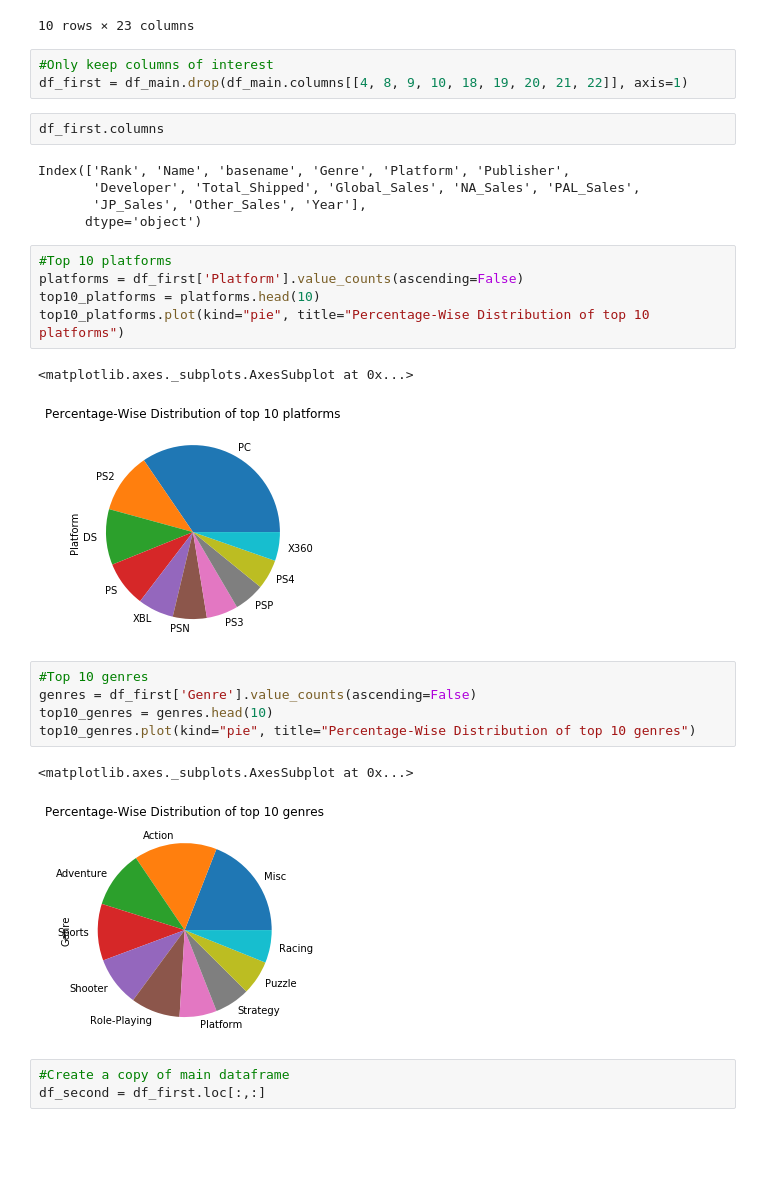
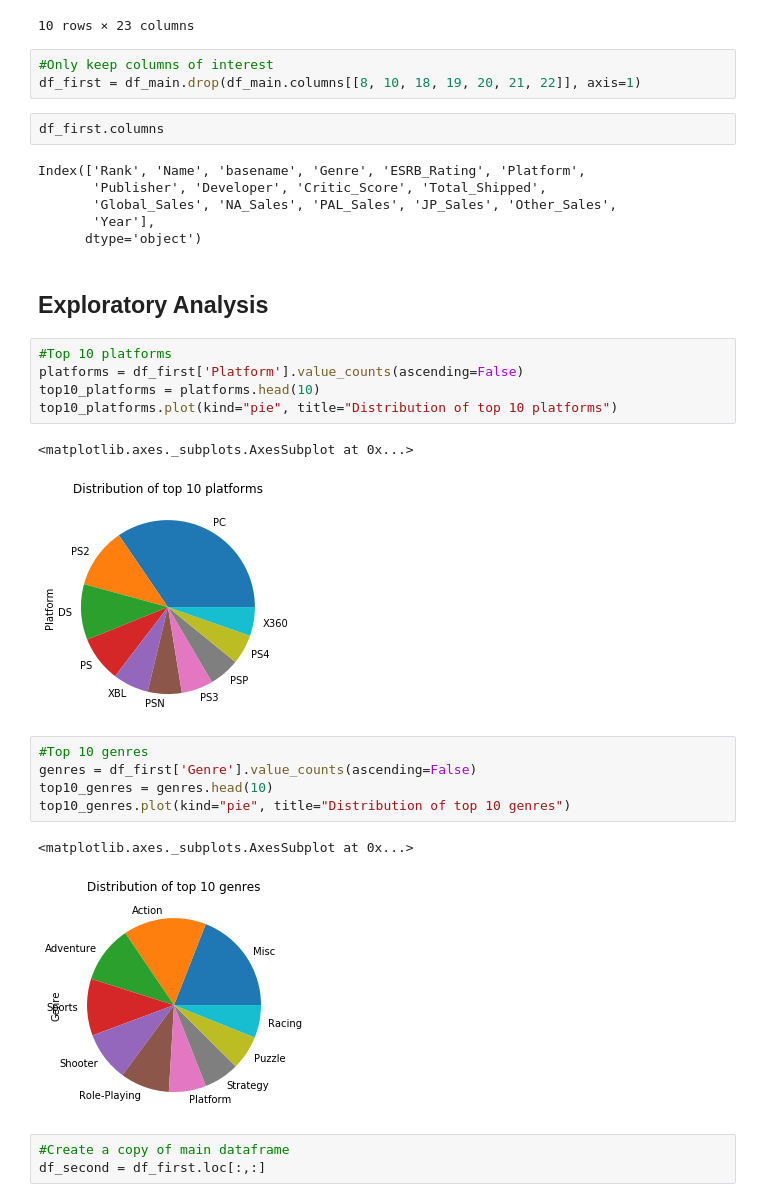
Before and after one commit to datares/gamestop, a Jupyter notebook: Analysis/videogames_prelimanalysis.ipynb, the cells around one changed output. Cells and saved outputs as stored; diff of their text form; blank space fills up the shorter version.

```diff
--- a/Analysis/videogames_prelimanalysis.ipynb
+++ b/Analysis/videogames_prelimanalysis.ipynb
@@ -56,30 +56,33 @@ df_main.head(10)
 10 rows × 23 columns
 # %%
 #Only keep columns of interest
-df_first = df_main.drop(df_main.columns[[4, 8, 9, 10, 18, 19, 20, 21, 22]], axis=1)
+df_first = df_main.drop(df_main.columns[[8, 10, 18, 19, 20, 21, 22]], axis=1)
 # %%
 df_first.columns
 # %% [output]
-Index(['Rank', 'Name', 'basename', 'Genre', 'Platform', 'Publisher',
-       'Developer', 'Total_Shipped', 'Global_Sales', 'NA_Sales', 'PAL_Sales',
-       'JP_Sales', 'Other_Sales', 'Year'],
+Index(['Rank', 'Name', 'basename', 'Genre', 'ESRB_Rating', 'Platform',
+       'Publisher', 'Developer', 'Critic_Score', 'Total_Shipped',
+       'Global_Sales', 'NA_Sales', 'PAL_Sales', 'JP_Sales', 'Other_Sales',
+       'Year'],
       dtype='object')
+# %% [markdown]
+## Exploratory Analysis
 # %%
 #Top 10 platforms
 platforms = df_first['Platform'].value_counts(ascending=False)
 top10_platforms = platforms.head(10)
-top10_platforms.plot(kind="pie", title="Percentage-Wise Distribution of top 10 platforms")
+top10_platforms.plot(kind="pie", title="Distribution of top 10 platforms")
 # %% [output]
 <matplotlib.axes._subplots.AxesSubplot at 0x...>
-[figure, old version]
+[figure, new version]
 # %%
 #Top 10 genres
 genres = df_first['Genre'].value_counts(ascending=False)
 top10_genres = genres.head(10)
-top10_genres.plot(kind="pie", title="Percentage-Wise Distribution of top 10 genres")
+top10_genres.plot(kind="pie", title="Distribution of top 10 genres")
 # %% [output]
 <matplotlib.axes._subplots.AxesSubplot at 0x...>
-[figure, old version]
+[figure, new version]
 # %%
 #Create a copy of main dataframe
 df_second = df_first.loc[:,:]
```
Also changed, not shown: parts of 65 cells of this notebook.
